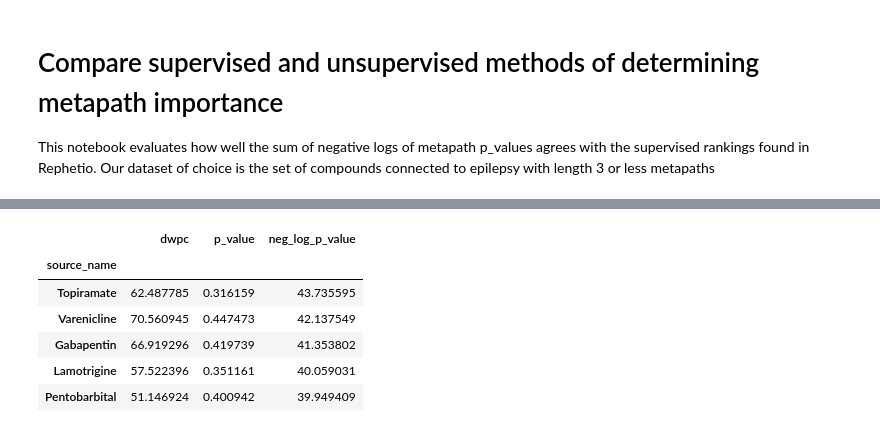
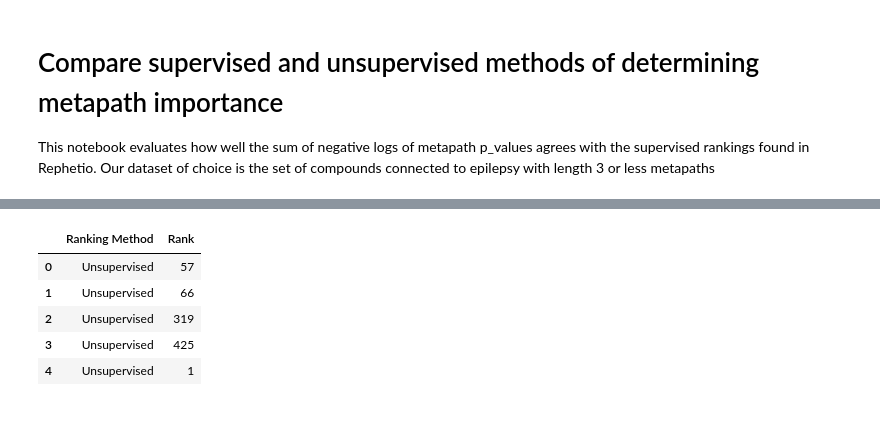
Before and after one commit to greenelab/connectivity-search-analyses, a Jupyter notebook: 11.compound_ranking_comparison.ipynb, the cells around one changed output, grey strips where cells are left out. Saved outputs shown, nothing was run; the diff lists cells and outputs as text; code cells hidden in the pictures.

Commit message:
Added ranking comparisons for all diseases

```diff
--- a/11.compound_ranking_comparison.ipynb
+++ b/11.compound_ranking_comparison.ipynb
@@ -77,0 +211,17 @@ neg_log_sum = neg_log_sum.sort_values(by='neg_log_p_value', ascending=False)
+# %%
+# Get unsupervised rankings and merge them with the supervised to get status
+# Add the unsupervised and supervised ranks of all compounds with status=1 to lists
+# plot histograms
+
+disease_ids = supervised_predictions_df['disease_id'].unique()
+supervised_ranks = []
+unsupervised_ranks = []
+
+for disease_id in tqdm.tqdm_notebook(disease_ids):
+    disease_df = get_disease_df(disease_id, db_password, supervised_predictions_df)
+
+    supervised_ranks.append(disease_df[disease_df['status'] == 1]['supervised_rank'])
+    unsupervised_ranks.append(disease_df[disease_df['status'] == 1]['unsupervised_rank'])
+
+unsupervised_ranks = unsupervised_ranks[0].append(unsupervised_ranks[1:], ignore_index=True)
+supervised_ranks = supervised_ranks[0].append(supervised_ranks[1:], ignore_index=True)
@@ -78,10 +230,14 @@ neg_log_sum = neg_log_sum.sort_values(by='neg_log_p_value', ascending=False)
+# %%
+rank_df = pandas.DataFrame({'Unsupervised': unsupervised_ranks, 'Supervised': supervised_ranks})
+melted_df = rank_df.melt()
+
+melted_df.columns = ['Ranking Method', 'Rank']
 # %%
-neg_log_sum.head()
+melted_df.head()
 # %% [output]
-|  | dwpc | p_value | neg_log_p_value |
-| source_name |  |  |  |
-| Topiramate | 62.487785 | 0.316159 | 43.735595 |
-| Varenicline | 70.560945 | 0.447473 | 42.137549 |
-| Gabapentin | 66.919296 | 0.419739 | 41.353802 |
-| Lamotrigine | 57.522396 | 0.351161 | 40.059031 |
-| Pentobarbital | 51.146924 | 0.400942 | 39.949409 |
+|  | Ranking Method | Rank |
+| 0 | Unsupervised | 57 |
+| 1 | Unsupervised | 66 |
+| 2 | Unsupervised | 319 |
+| 3 | Unsupervised | 425 |
+| 4 | Unsupervised | 1 |
```
Also changed, not shown: parts of 30 cells of this notebook.
